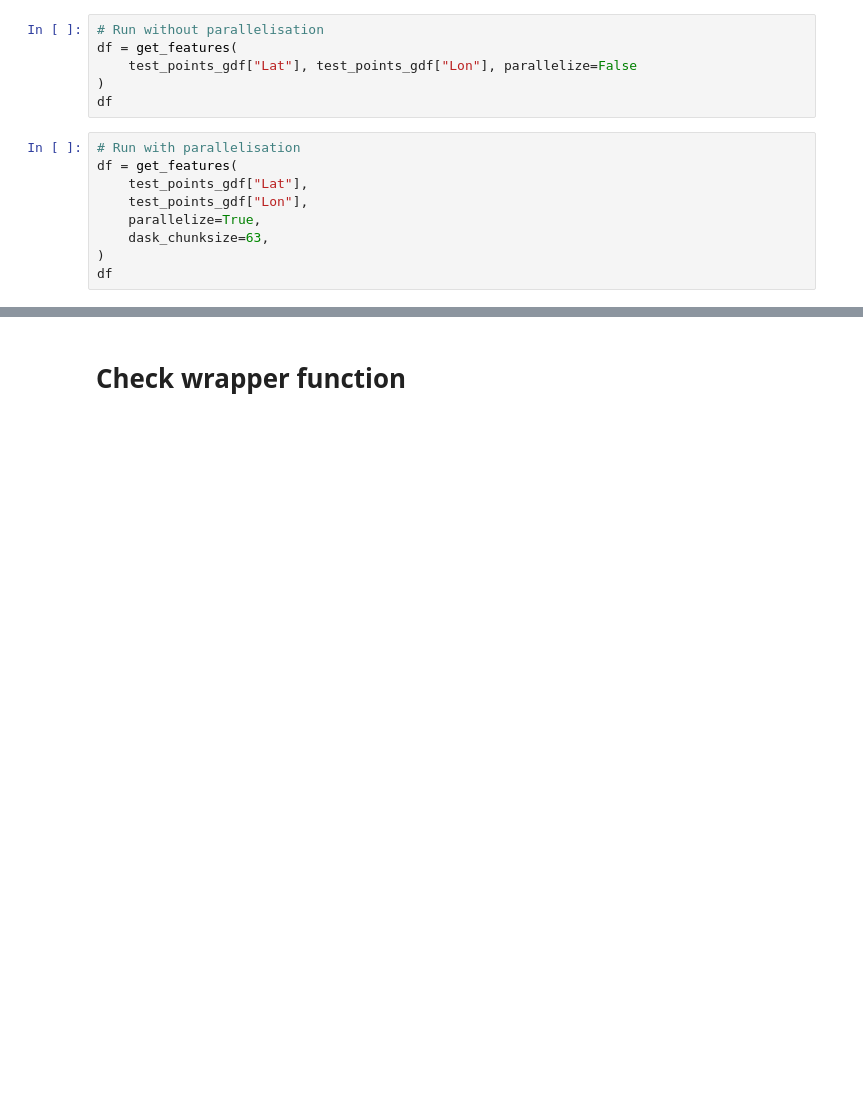
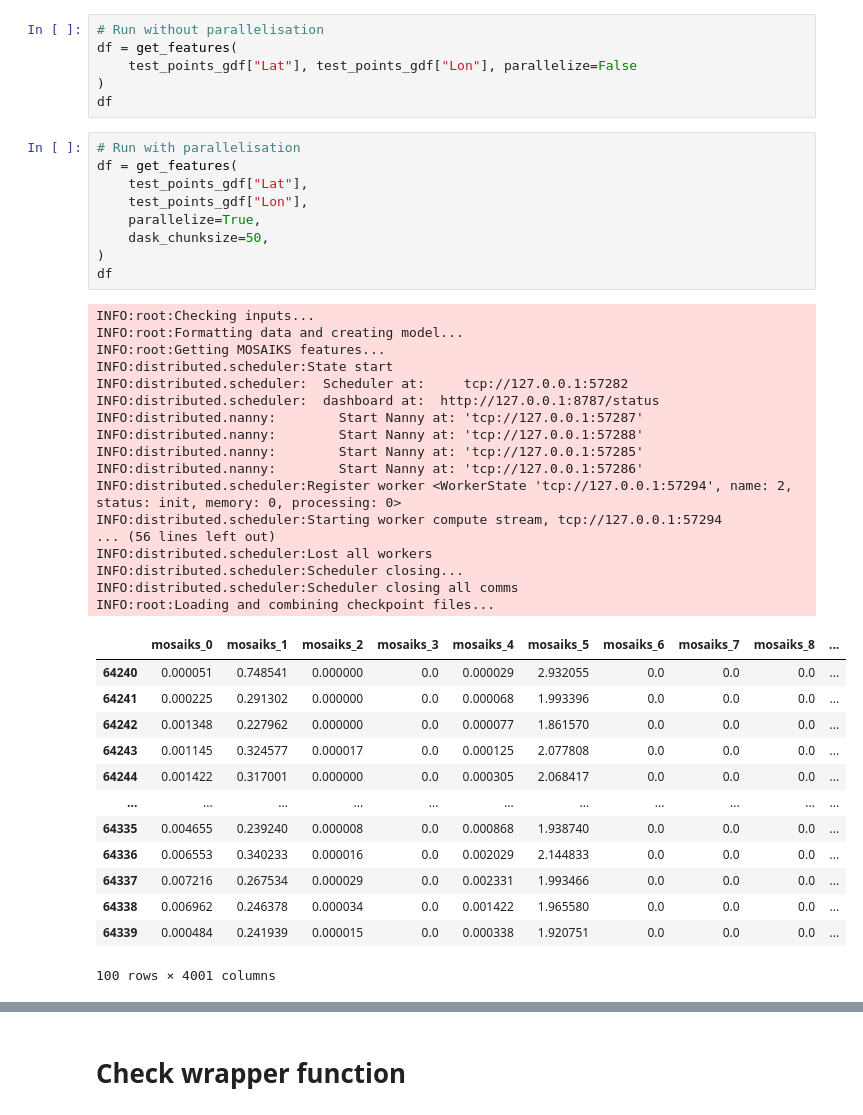
Before and after one commit to IDinsight/mosaiks, a Jupyter notebook: playground/test.ipynb, the cells around one changed output, grey strips where cells are left out. Drawn from its saved outputs; the diff is of its cells as text; blank space fills up the shorter version.

```diff
--- a/playground/test.ipynb
+++ b/playground/test.ipynb
@@ -39,9 +53,40 @@ df
 # %%
 # Run with parallelisation
 df = get_features(
     test_points_gdf["Lat"],
     test_points_gdf["Lon"],
     parallelize=True,
-    dask_chunksize=63,
+    dask_chunksize=50,
 )
 df
+# %% [output]
+INFO:root:Checking inputs...
+INFO:root:Formatting data and creating model...
+INFO:root:Getting MOSAIKS features...
+INFO:distributed.scheduler:State start
+INFO:distributed.scheduler:  Scheduler at:     tcp://127.0.0.1:57282
+INFO:distributed.scheduler:  dashboard at:  http://127.0.0.1:8787/status
+INFO:distributed.nanny:        Start Nanny at: 'tcp://127.0.0.1:57287'
+INFO:distributed.nanny:        Start Nanny at: 'tcp://127.0.0.1:57288'
+INFO:distributed.nanny:        Start Nanny at: 'tcp://127.0.0.1:57285'
+INFO:distributed.nanny:        Start Nanny at: 'tcp://127.0.0.1:57286'
+INFO:distributed.scheduler:Register worker <WorkerState 'tcp://127.0.0.1:57294', name: 2, status: init, memory: 0, processing: 0>
+INFO:distributed.scheduler:Starting worker compute stream, tcp://127.0.0.1:57294
+... (56 lines left out)
+INFO:distributed.scheduler:Lost all workers
+INFO:distributed.scheduler:Scheduler closing...
+INFO:distributed.scheduler:Scheduler closing all comms
+INFO:root:Loading and combining checkpoint files...
+|  | mosaiks_0 | mosaiks_1 | mosaiks_2 | mosaiks_3 | mosaiks_4 | mosaiks_5 | mosaiks_6 | mosaiks_7 | mosaiks_8 | ... |
+| 64240 | 0.000051 | 0.748541 | 0.000000 | 0.0 | 0.000029 | 2.932055 | 0.0 | 0.0 | 0.0 | ... |
+| 64241 | 0.000225 | 0.291302 | 0.000000 | 0.0 | 0.000068 | 1.993396 | 0.0 | 0.0 | 0.0 | ... |
+| 64242 | 0.001348 | 0.227962 | 0.000000 | 0.0 | 0.000077 | 1.861570 | 0.0 | 0.0 | 0.0 | ... |
+| 64243 | 0.001145 | 0.324577 | 0.000017 | 0.0 | 0.000125 | 2.077808 | 0.0 | 0.0 | 0.0 | ... |
+| 64244 | 0.001422 | 0.317001 | 0.000000 | 0.0 | 0.000305 | 2.068417 | 0.0 | 0.0 | 0.0 | ... |
+| ... | ... | ... | ... | ... | ... | ... | ... | ... | ... | ... |
+| 64335 | 0.004655 | 0.239240 | 0.000008 | 0.0 | 0.000868 | 1.938740 | 0.0 | 0.0 | 0.0 | ... |
+| 64336 | 0.006553 | 0.340233 | 0.000016 | 0.0 | 0.002029 | 2.144833 | 0.0 | 0.0 | 0.0 | ... |
+| 64337 | 0.007216 | 0.267534 | 0.000029 | 0.0 | 0.002331 | 1.993466 | 0.0 | 0.0 | 0.0 | ... |
+| 64338 | 0.006962 | 0.246378 | 0.000034 | 0.0 | 0.001422 | 1.965580 | 0.0 | 0.0 | 0.0 | ... |
+| 64339 | 0.000484 | 0.241939 | 0.000015 | 0.0 | 0.000338 | 1.920751 | 0.0 | 0.0 | 0.0 | ... |
+100 rows × 4001 columns
```
Also changed, not shown: parts of 2 cells of this notebook, 2 other files.
